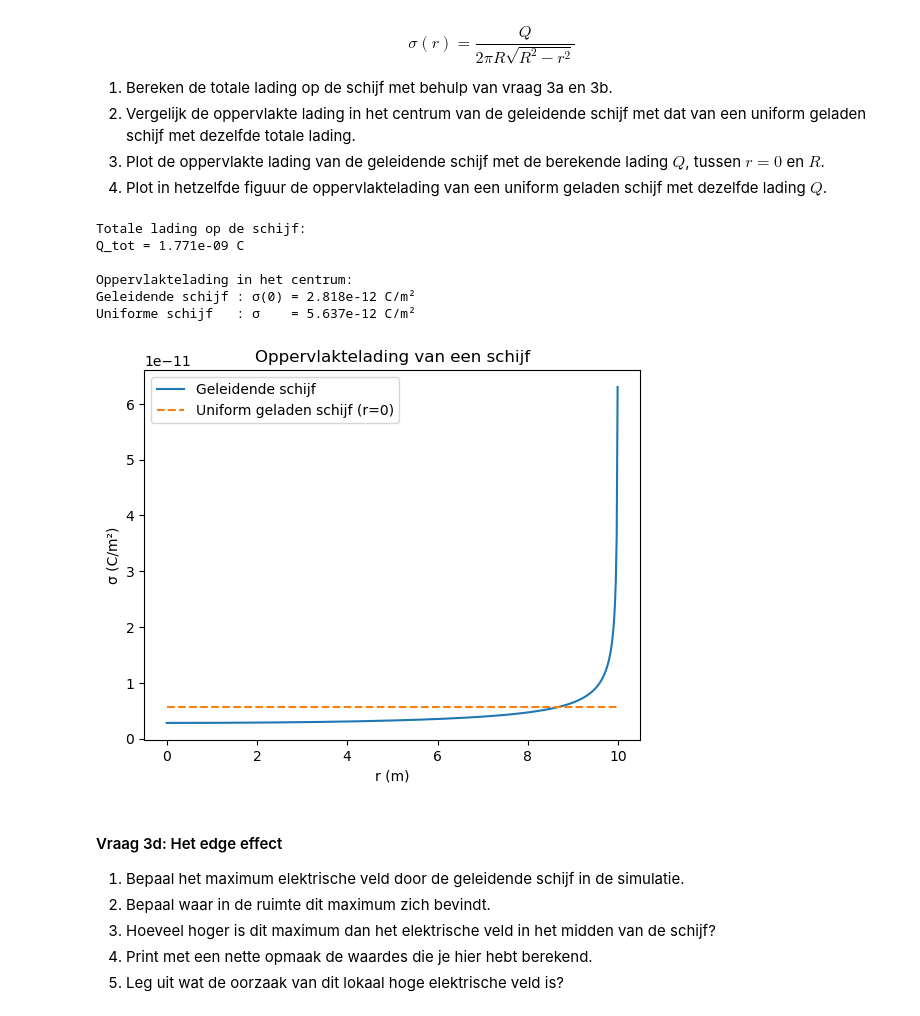
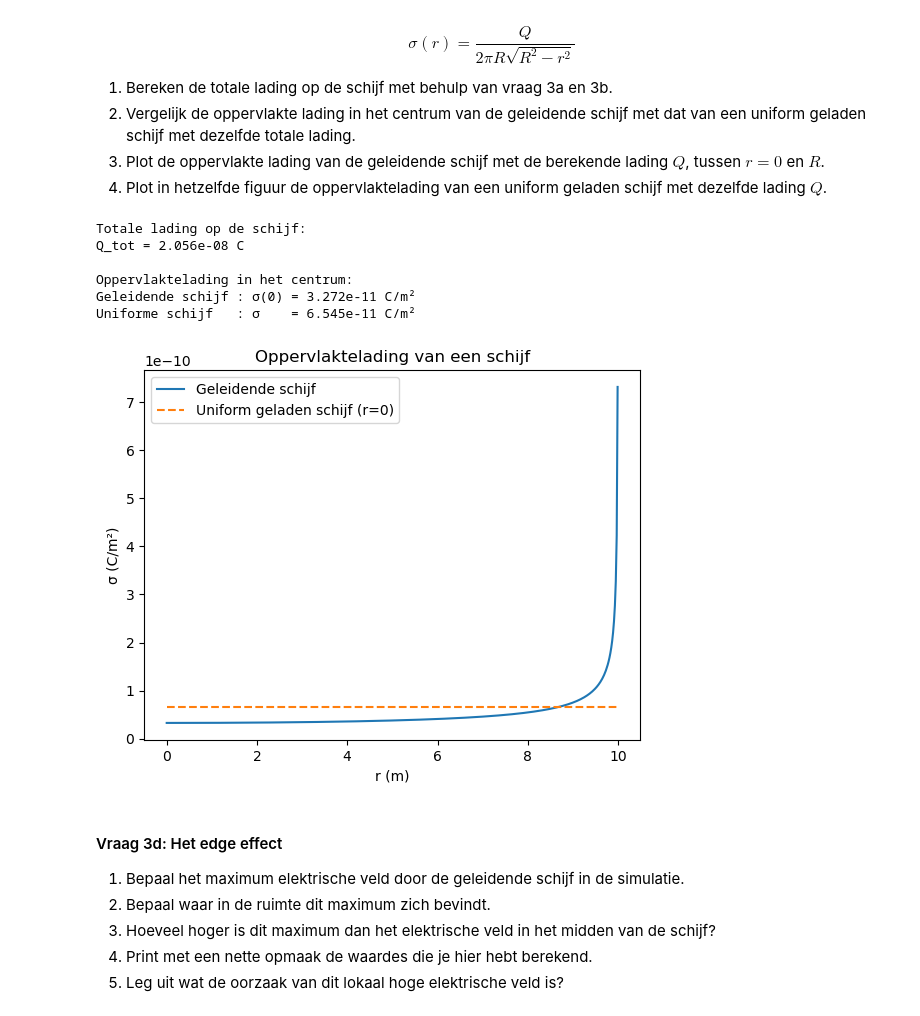
Before and after one commit to yaeljawahierkhan/opdrachten-DEF-D, a Jupyter notebook: DigitaleOntwerpopdrachten/1CondensatorOpdracht/CondensatorOntwerpopdracht.ipynb, the cells around one changed output. Saved outputs shown, nothing was run; the diff lists cells and outputs as text; code cells hidden in the pictures.

```diff
--- a/DigitaleOntwerpopdrachten/1CondensatorOpdracht/CondensatorOntwerpopdracht.ipynb
+++ b/DigitaleOntwerpopdrachten/1CondensatorOpdracht/CondensatorOntwerpopdracht.ipynb
@@ -410,14 +408,7 @@ $$\sigma(r) = \frac{Q_{tot}}{2 \pi R^2}$$
 # %%
-epsilon0 = 8.854e-12  # F/m
-R = disk_radius       # straal van de schijf
-V0 = V1               # potentiaal van de schijf
+idx_z0 = np.argmin(np.abs(z_for_E - z_pos_disk1))
+Ez_surface = Ez[idx_z0 + 1,0]
 
-# Totale lading op de schijf
-Q_tot = 2 * epsilon0 * V0 * R
-
-# Oppervlaktelading in het midden
-sigma_midden = Q_tot / (np.pi * R**2)
-
-print("Oppervlaktelading in het midden van de schijf:")
-print(f"σ_midden = {sigma_midden:.3e} C/m²")
+sigma_center = epsilon0*Ez_surface
+print(f'The approximate surface charge density at the center of the disk is {sigma_center:.3e} C/m^2')
 # %% [output]
@@ -435,40 +425,40 @@ $$\sigma(r) = \frac{Q}{2 \pi R \sqrt{R^2 - r^2}}$$
 4. Plot in hetzelfde figuur de oppervlaktelading van een uniform geladen schijf met dezelfde lading $Q$.
 # %%
 #3c.1:
+Q = 2 * sigma_center * np.pi * disk_radius**2
 print("Totale lading op de schijf:")
-print(f"Q_tot = {Q_tot:.3e} C\n")
+print(f"Q_tot = {Q:.3e} C\n")
 
 #3c.2:
-sigma_center_conducting = Q_tot / (2 * np.pi * R**2)
-sigma_uniform = Q_tot / (np.pi * R**2)
+R = disk_radius
+sigma_uniform = Q / (np.pi * R**2)
 
 print("Oppervlaktelading in het centrum:")
-print(f"Geleidende schijf : σ(0) = {sigma_center_conducting:.3e} C/m²")
+print(f"Geleidende schijf : σ(0) = {sigma_center:.3e} C/m²")
 print(f"Uniforme schijf   : σ    = {sigma_uniform:.3e} C/m²")
 #De verhouding geleidende schijf (r=0) en uniforme schijf is 0.5, wat logisch volgt uit de formules.
 
 #3c.3:
 r = np.linspace(0, 0.999 * R, 500)
 
-sigma_conducting = Q_tot / (2 * np.pi * R * np.sqrt(R**2 - r**2))
-sigma_uniform_r = sigma_uniform + np.zeros(len(r))
-
+sigma_conducting = Q / (2 * np.pi * R * np.sqrt(R**2 - r**2))
+sigma_uniform_r = Q/(np.pi * R**2) + np.zeros(len(r))
 plt.figure()
 plt.plot(r, sigma_conducting, label="Geleidende schijf")
 plt.plot(r, sigma_uniform_r, "--", label="Uniform geladen schijf (r=0)")
 plt.xlabel("r (m)")
 plt.ylabel("σ (C/m²)")
 plt.title("Oppervlaktelading van een schijf")
 plt.legend()
 plt.show()
 # %% [output]
 Totale lading op de schijf:
-Q_tot = 1.771e-09 C
+Q_tot = 2.056e-08 C
 
 Oppervlaktelading in het centrum:
-Geleidende schijf : σ(0) = 2.818e-12 C/m²
-Uniforme schijf   : σ    = 5.637e-12 C/m²
+Geleidende schijf : σ(0) = 3.272e-11 C/m²
+Uniforme schijf   : σ    = 6.545e-11 C/m²
-[figure, old version]
+[figure, new version]
 # %% [markdown]
 #### Vraag 3d: Het edge effect
 
```
Also changed, not shown: parts of 7 cells of this notebook.
